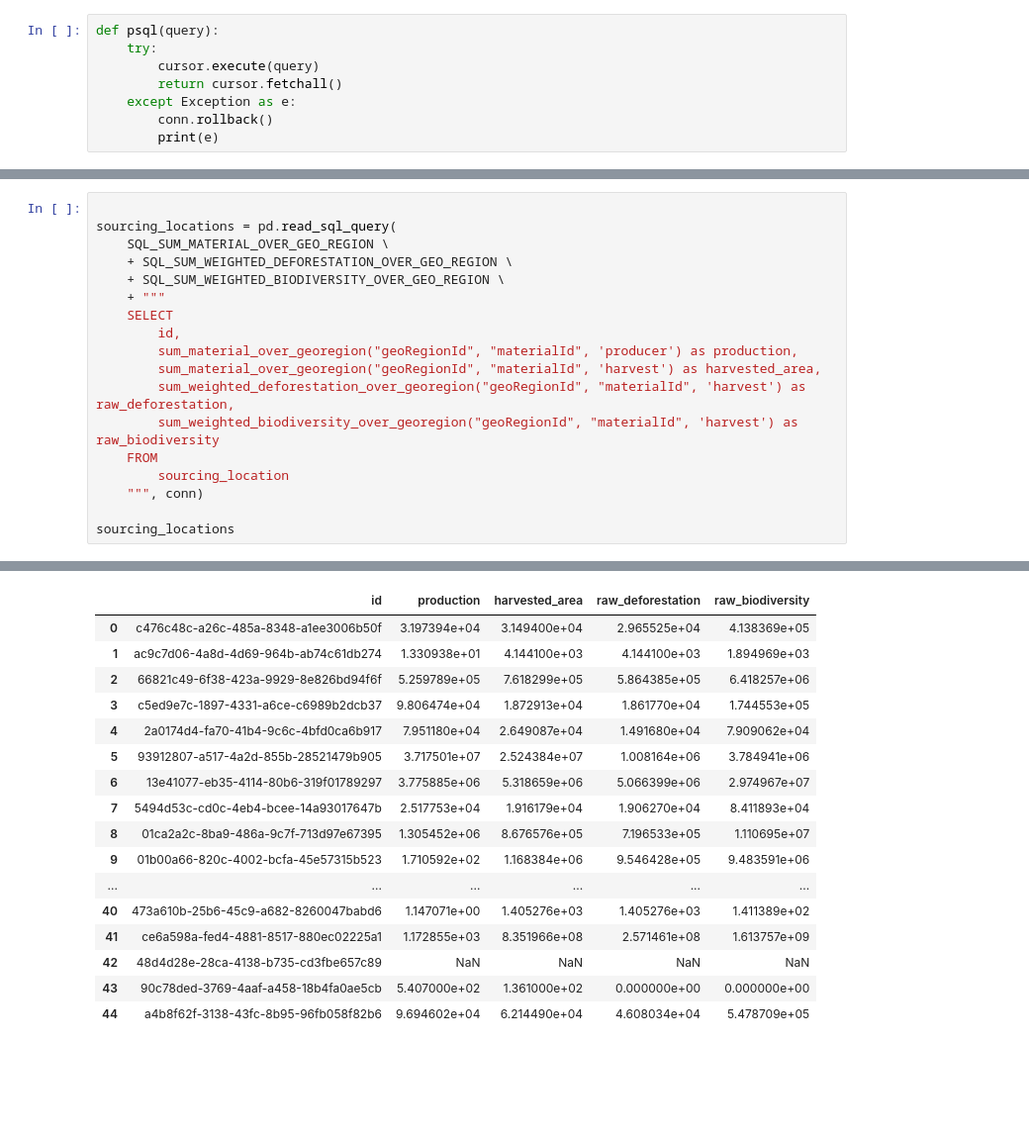
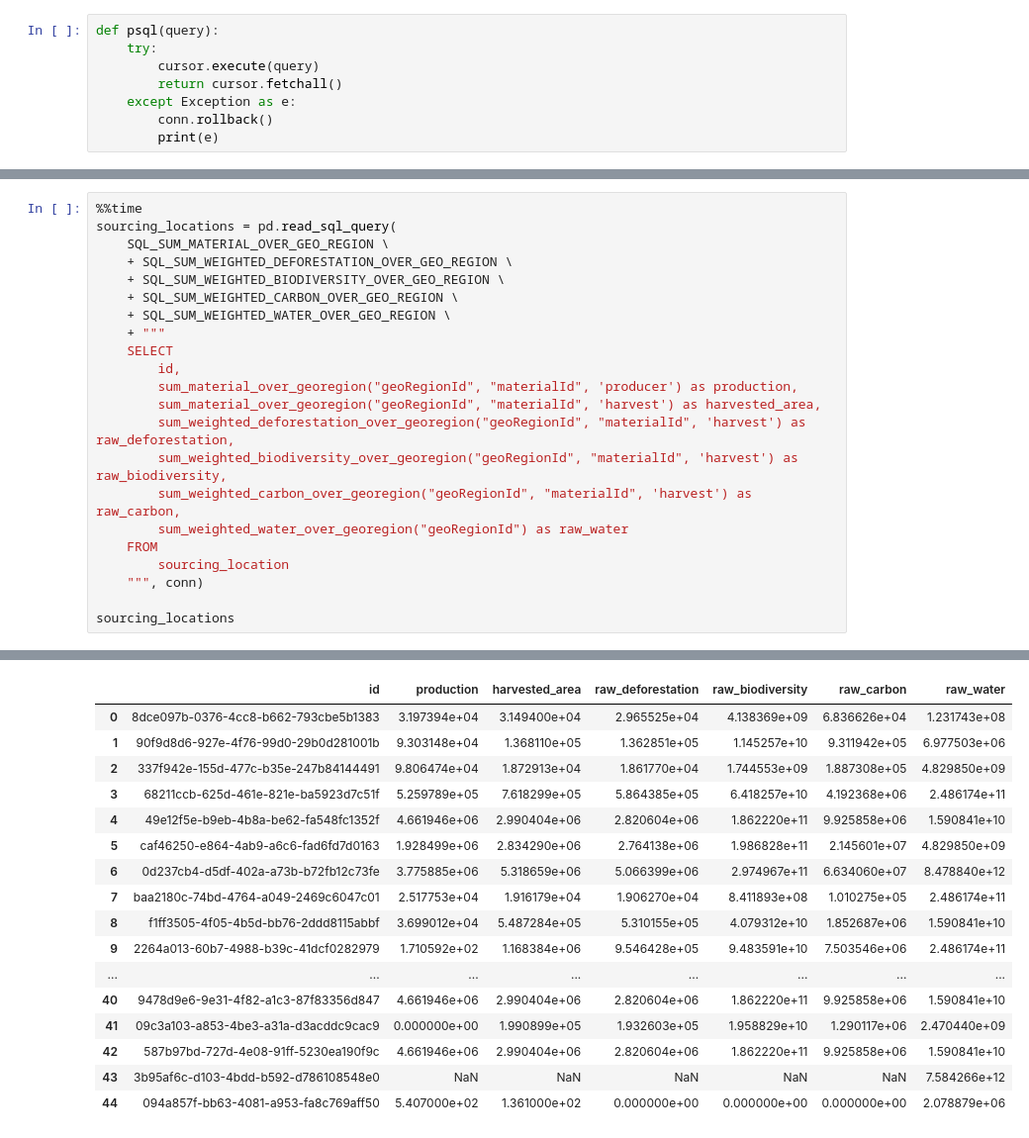
Before and after one commit to Vizzuality/landgriffon, a Jupyter notebook: data/notebooks/Lab/FG_h3_indictator_calc_sql.ipynb, the cells around one changed output, grey strips where cells are left out. Shown at 99% size. Drawn from its saved outputs; the diff is of its cells as text; blank space fills up the shorter version.

Commit message:
add carbon and water query with update on water data ingestion

```diff
--- a/data/notebooks/Lab/FG_h3_indictator_calc_sql.ipynb
+++ b/data/notebooks/Lab/FG_h3_indictator_calc_sql.ipynb
@@ -297,16 +348,20 @@ LANGUAGE plpgsql;
 # %%
-
+%%time
 sourcing_locations = pd.read_sql_query(
     SQL_SUM_MATERIAL_OVER_GEO_REGION \
     + SQL_SUM_WEIGHTED_DEFORESTATION_OVER_GEO_REGION \
     + SQL_SUM_WEIGHTED_BIODIVERSITY_OVER_GEO_REGION \
+    + SQL_SUM_WEIGHTED_CARBON_OVER_GEO_REGION \
+    + SQL_SUM_WEIGHTED_WATER_OVER_GEO_REGION \
     + """
     SELECT
         id,
         sum_material_over_georegion("geoRegionId", "materialId", 'producer') as production,
         sum_material_over_georegion("geoRegionId", "materialId", 'harvest') as harvested_area,
         sum_weighted_deforestation_over_georegion("geoRegionId", "materialId", 'harvest') as raw_deforestation,
-        sum_weighted_biodiversity_over_georegion("geoRegionId", "materialId", 'harvest') as raw_biodiversity
+        sum_weighted_biodiversity_over_georegion("geoRegionId", "materialId", 'harvest') as raw_biodiversity,
+        sum_weighted_carbon_over_georegion("geoRegionId", "materialId", 'harvest') as raw_carbon,
+        sum_weighted_water_over_georegion("geoRegionId") as raw_water
     FROM
         sourcing_location
     """, conn)
@@ -316,20 +373,20 @@ sourcing_locations
-|  | id | production | harvested_area | raw_deforestation | raw_biodiversity |
-| 0 | c476c48c-a26c-485a-8348-a1ee3006b50f | 3.197394e+04 | 3.149400e+04 | 2.965525e+04 | 4.138369e+05 |
-| 1 | ac9c7d06-4a8d-4d69-964b-ab74c61db274 | 1.330938e+01 | 4.144100e+03 | 4.144100e+03 | 1.894969e+03 |
-| 2 | 66821c49-6f38-423a-9929-8e826bd94f6f | 5.259789e+05 | 7.618299e+05 | 5.864385e+05 | 6.418257e+06 |
-| 3 | c5ed9e7c-1897-4331-a6ce-c6989b2dcb37 | 9.806474e+04 | 1.872913e+04 | 1.861770e+04 | 1.744553e+05 |
-| 4 | 2a0174d4-fa70-41b4-9c6c-4bfd0ca6b917 | 7.951180e+04 | 2.649087e+04 | 1.491680e+04 | 7.909062e+04 |
-| 5 | 93912807-a517-4a2d-855b-28521479b905 | 3.717501e+07 | 2.524384e+07 | 1.008164e+06 | 3.784941e+06 |
-| 6 | 13e41077-eb35-4114-80b6-319f01789297 | 3.775885e+06 | 5.318659e+06 | 5.066399e+06 | 2.974967e+07 |
-| 7 | 5494d53c-cd0c-4eb4-bcee-14a93017647b | 2.517753e+04 | 1.916179e+04 | 1.906270e+04 | 8.411893e+04 |
-| 8 | 01ca2a2c-8ba9-486a-9c7f-713d97e67395 | 1.305452e+06 | 8.676576e+05 | 7.196533e+05 | 1.110695e+07 |
-| 9 | 01b00a66-820c-4002-bcfa-45e57315b523 | 1.710592e+02 | 1.168384e+06 | 9.546428e+05 | 9.483591e+06 |
-| ... | ... | ... | ... | ... | ... |
-| 40 | 473a610b-25b6-45c9-a682-8260047babd6 | 1.147071e+00 | 1.405276e+03 | 1.405276e+03 | 1.411389e+02 |
-| 41 | ce6a598a-fed4-4881-8517-880ec02225a1 | 1.172855e+03 | 8.351966e+08 | 2.571461e+08 | 1.613757e+09 |
-| 42 | 48d4d28e-28ca-4138-b735-cd3fbe657c89 | NaN | NaN | NaN | NaN |
-| 43 | 90c78ded-3769-4aaf-a458-18b4fa0ae5cb | 5.407000e+02 | 1.361000e+02 | 0.000000e+00 | 0.000000e+00 |
-| 44 | a4b8f62f-3138-43fc-8b95-96fb058f82b6 | 9.694602e+04 | 6.214490e+04 | 4.608034e+04 | 5.478709e+05 |
+|  | id | production | harvested_area | raw_deforestation | raw_biodiversity | raw_carbon | raw_water |
+| 0 | 8dce097b-0376-4cc8-b662-793cbe5b1383 | 3.197394e+04 | 3.149400e+04 | 2.965525e+04 | 4.138369e+09 | 6.836626e+04 | 1.231743e+08 |
+| 1 | 90f9d8d6-927e-4f76-99d0-29b0d281001b | 9.303148e+04 | 1.368110e+05 | 1.362851e+05 | 1.145257e+10 | 9.311942e+05 | 6.977503e+06 |
+| 2 | 337f942e-155d-477c-b35e-247b84144491 | 9.806474e+04 | 1.872913e+04 | 1.861770e+04 | 1.744553e+09 | 1.887308e+05 | 4.829850e+09 |
+| 3 | 68211ccb-625d-461e-821e-ba5923d7c51f | 5.259789e+05 | 7.618299e+05 | 5.864385e+05 | 6.418257e+10 | 4.192368e+06 | 2.486174e+11 |
+| 4 | 49e12f5e-b9eb-4b8a-be62-fa548fc1352f | 4.661946e+06 | 2.990404e+06 | 2.820604e+06 | 1.862220e+11 | 9.925858e+06 | 1.590841e+10 |
+| 5 | caf46250-e864-4ab9-a6c6-fad6fd7d0163 | 1.928499e+06 | 2.834290e+06 | 2.764138e+06 | 1.986828e+11 | 2.145601e+07 | 4.829850e+09 |
+| 6 | 0d237cb4-d5df-402a-a73b-b72fb12c73fe | 3.775885e+06 | 5.318659e+06 | 5.066399e+06 | 2.974967e+11 | 6.634060e+07 | 8.478840e+12 |
+| 7 | baa2180c-74bd-4764-a049-2469c6047c01 | 2.517753e+04 | 1.916179e+04 | 1.906270e+04 | 8.411893e+08 | 1.010275e+05 | 2.486174e+11 |
+| 8 | f1ff3505-4f05-4b5d-bb76-2ddd8115abbf | 3.699012e+04 | 5.487284e+05 | 5.310155e+05 | 4.079312e+10 | 1.852687e+06 | 1.590841e+10 |
+| 9 | 2264a013-60b7-4988-b39c-41dcf0282979 | 1.710592e+02 | 1.168384e+06 | 9.546428e+05 | 9.483591e+10 | 7.503546e+06 | 2.486174e+11 |
+| ... | ... | ... | ... | ... | ... | ... | ... |
+| 40 | 9478d9e6-9e31-4f82-a1c3-87f83356d847 | 4.661946e+06 | 2.990404e+06 | 2.820604e+06 | 1.862220e+11 | 9.925858e+06 | 1.590841e+10 |
+| 41 | 09c3a103-a853-4be3-a31a-d3acddc9cac9 | 0.000000e+00 | 1.990899e+05 | 1.932603e+05 | 1.958829e+10 | 1.290117e+06 | 2.470440e+09 |
+| 42 | 587b97bd-727d-4e08-91ff-5230ea190f9c | 4.661946e+06 | 2.990404e+06 | 2.820604e+06 | 1.862220e+11 | 9.925858e+06 | 1.590841e+10 |
+| 43 | 3b95af6c-d103-4bdd-b592-d786108548e0 | NaN | NaN | NaN | NaN | NaN | 7.584266e+12 |
+| 44 | 094a857f-bb63-4081-a953-fa8c769aff50 | 5.407000e+02 | 1.361000e+02 | 0.000000e+00 | 0.000000e+00 | 0.000000e+00 | 2.078879e+06 |
 # %%
 sourcing_records = pd.read_sql_query(
     SQL_SUM_MATERIAL_OVER_GEO_REGION \
```
Also changed, not shown: parts of 7 cells of this notebook, 3 other files.
